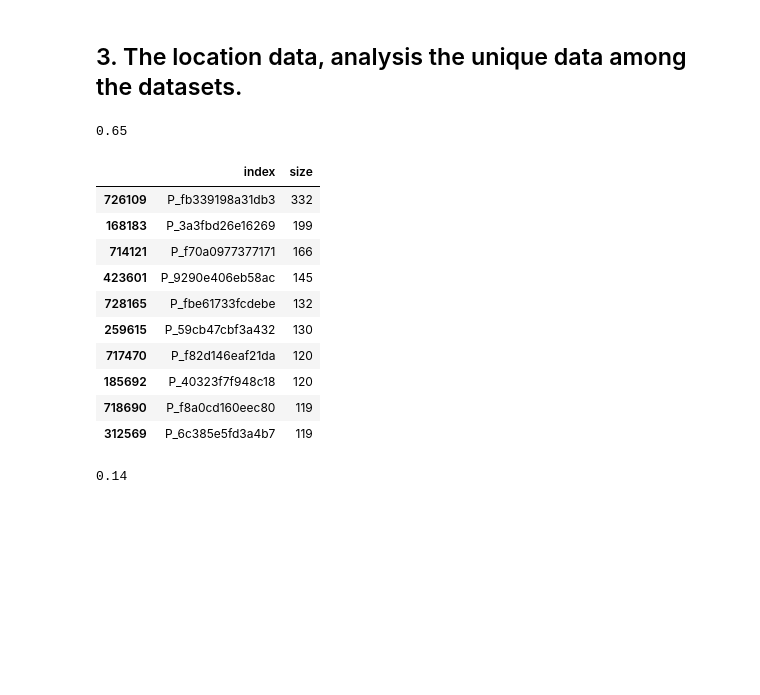
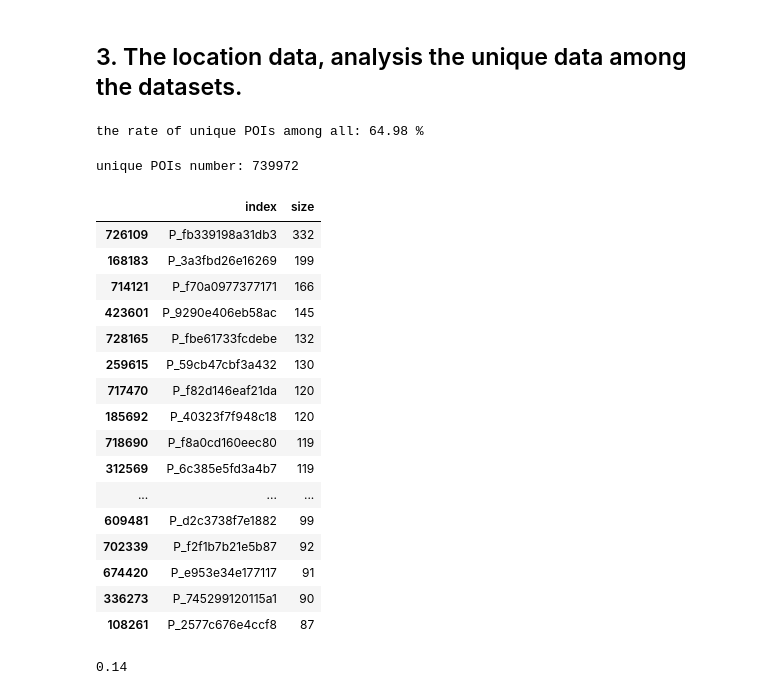
Before and after one commit to WilliamLLee/Foursquare_Location_Matching, a Jupyter notebook: tools/data_viewers.ipynb, the cells around one changed output. Cells and saved outputs as stored; diff of their text form; code cells hidden in the pictures; blank space fills up the shorter version.

```diff
--- a/tools/data_viewers.ipynb
+++ b/tools/data_viewers.ipynb
@@ -158,26 +174,36 @@ The two cells above mean that the each row data of the datasets has no shift.
 # %% [markdown]
 ## 3. The location data, analysis the unique data among the datasets.
 # %%
-round(len(train['point_of_interest'].unique()) / len(train['point_of_interest']), 2)
+print("the rate of unique POIs among all:", round(len(train['point_of_interest'].unique()) / len(train['point_of_interest']), 4)*100, "%")
 # %% [output]
-0.65
+the rate of unique POIs among all: 64.98 %
+# %%
+print("unique POIs number:", len(train['point_of_interest'].unique()))
+# %% [output]
+unique POIs number: 739972
 # %%
 poi_groups  = train.groupby(train['point_of_interest'].to_list(), as_index=False)
 poi_groups_size = poi_groups.size()
-poi_groups_size_top_10 = poi_groups_size.sort_values('size',ascending=False).head(10)
+poi_groups_size_top_10 = poi_groups_size.sort_values('size',ascending=False).head(20)
 poi_groups_size_top_10
 # %% [output]
 |  | index | size |
 | 726109 | P_fb339198a31db3 | 332 |
 | 168183 | P_3a3fbd26e16269 | 199 |
 | 714121 | P_f70a0977377171 | 166 |
 | 423601 | P_9290e406eb58ac | 145 |
 | 728165 | P_fbe61733fcdebe | 132 |
 | 259615 | P_59cb47cbf3a432 | 130 |
 | 717470 | P_f82d146eaf21da | 120 |
 | 185692 | P_40323f7f948c18 | 120 |
 | 718690 | P_f8a0cd160eec80 | 119 |
 | 312569 | P_6c385e5fd3a4b7 | 119 |
+| ... | ... | ... |
+| 609481 | P_d2c3738f7e1882 | 99 |
+| 702339 | P_f2f1b7b21e5b87 | 92 |
+| 674420 | P_e953e34e177117 | 91 |
+| 336273 | P_745299120115a1 | 90 |
+| 108261 | P_2577c676e4ccf8 | 87 |
 # %%
 round(poi_groups_size[poi_groups_size['size'] > 2]['size'].sum() / poi_groups_size['size'].sum(), 2)
 # %% [output]
```
Also changed, not shown: parts of 5 cells of this notebook, 3 other files.
